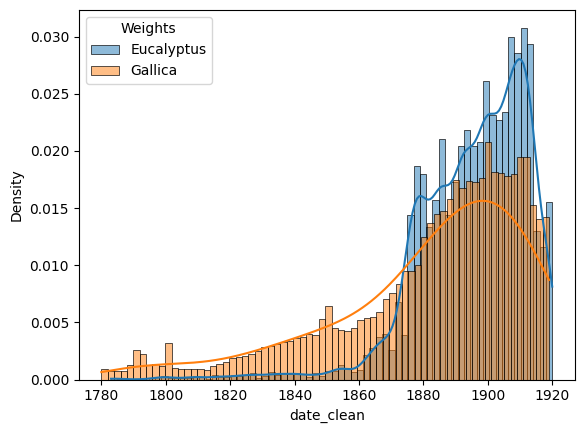
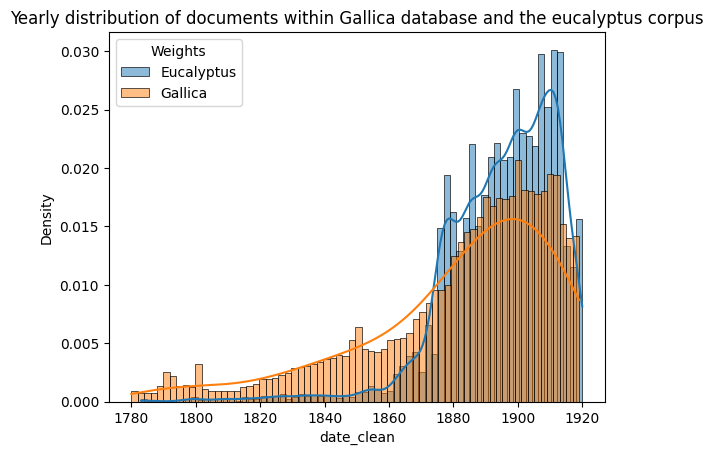
Unified diff of the notebook cell whose output changed from the first chart to the second:
--- before
+++ after
@@ -5,2 +5,3 @@
 sns.histplot(df_gallica_docs, x=df_gallica_docs["year"], weights=df_gallica_docs["docs"], bins=70, kde=True, label="Gallica", stat="density", alpha=0.5)
 plt.legend(title= "Weights", loc= "upper left")
+plt.title("Yearly distribution of documents within Gallica database and the eucalyptus corpus")

Commit: add report_figures notebook